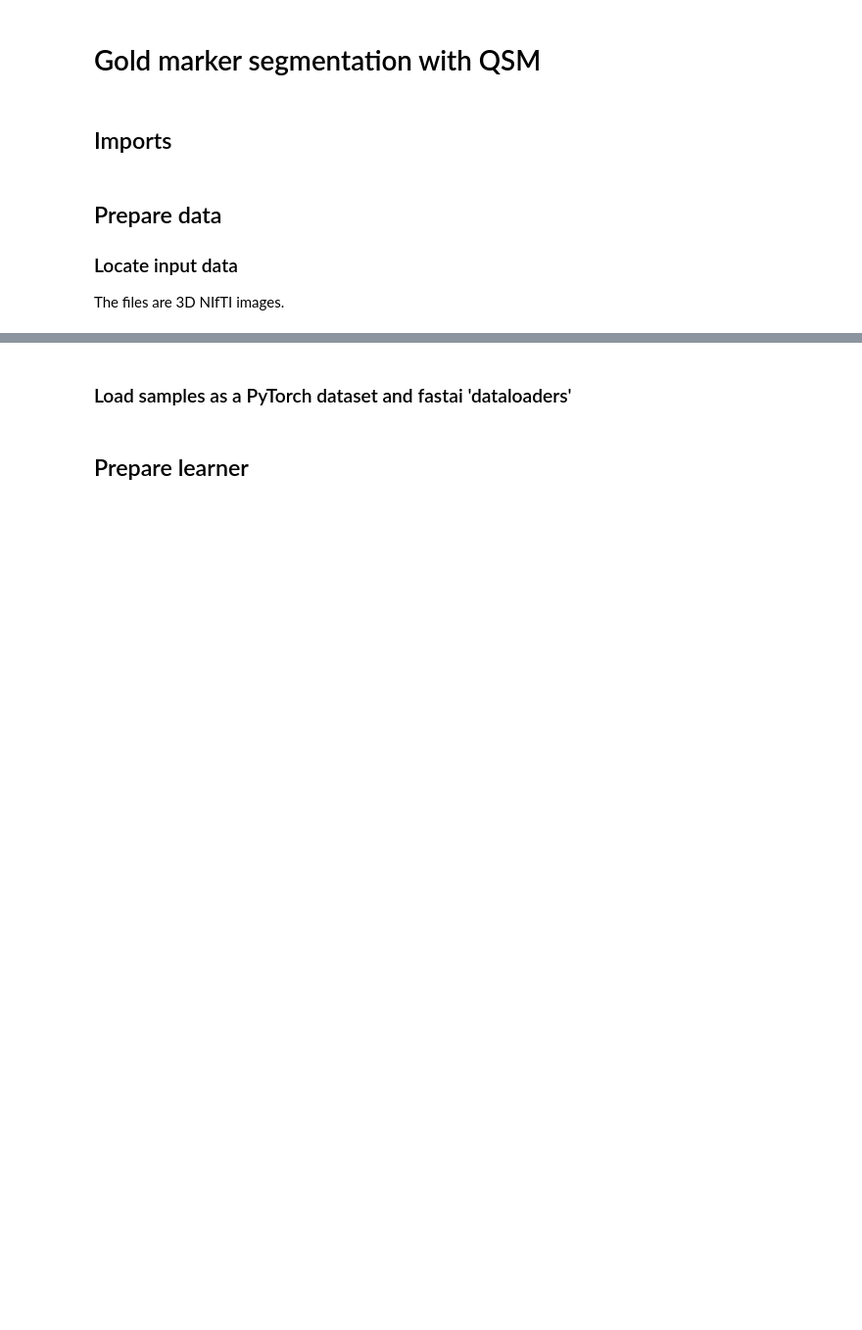
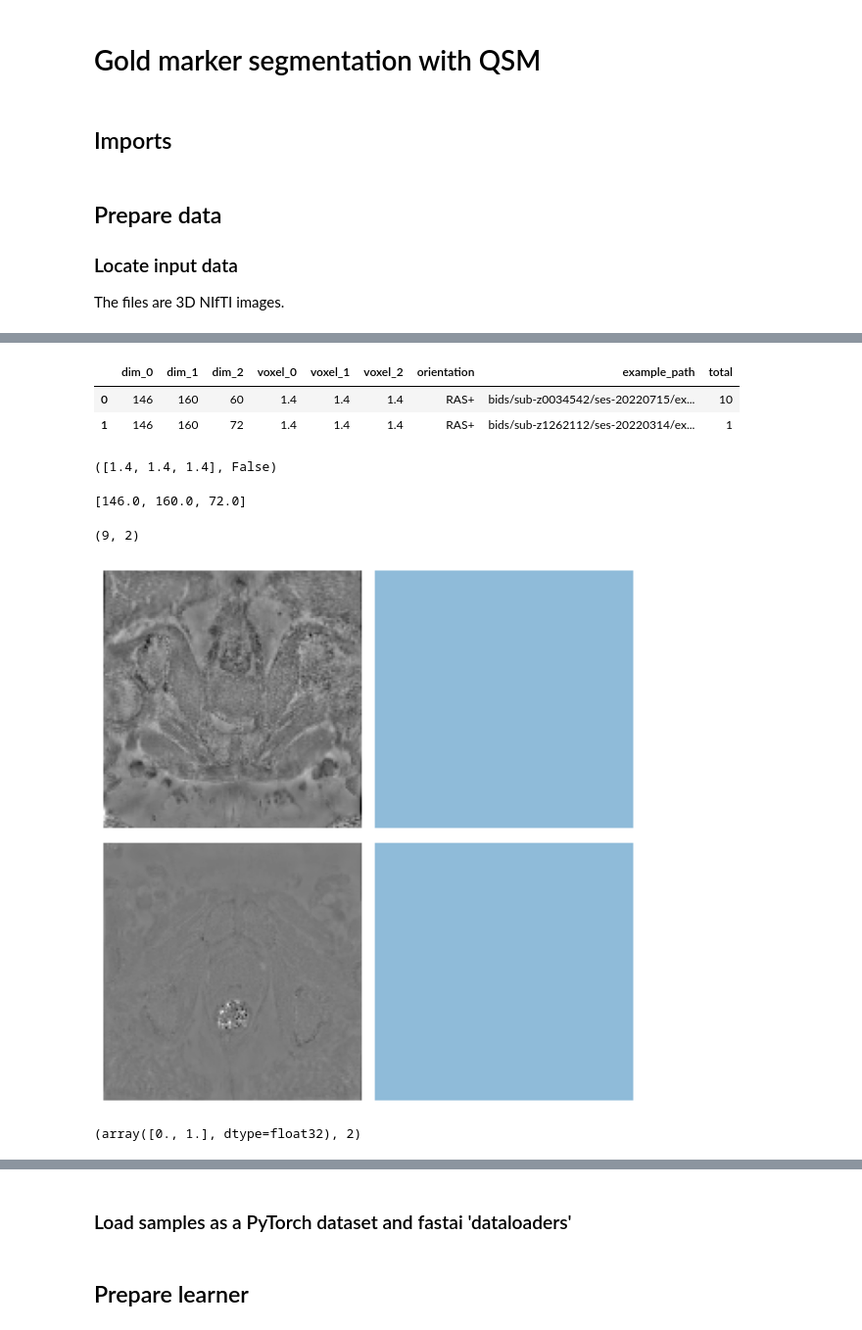
Before and after one commit to astewartau/prostate, a Jupyter notebook: prostate.ipynb, the cells around one changed output, grey strips where cells are left out. Shown at 98% size. Saved outputs shown, nothing was run; the diff lists cells and outputs as text; code cells hidden in the pictures; blank space fills up the shorter version.

```diff
--- a/prostate.ipynb
+++ b/prostate.ipynb
@@ -35,0 +61,49 @@ med_dataset = fastMONAI.vision_all.MedDataset(img_list=[qsm_files[0]], dtype=fas
+# %%
+summary_df = med_dataset.summary()
+summary_df.head()
+# %% [output]
+|  | dim_0 | dim_1 | dim_2 | voxel_0 | voxel_1 | voxel_2 | orientation | example_path | total |
+| 0 | 146 | 160 | 60 | 1.4 | 1.4 | 1.4 | RAS+ | bids/sub-z0034542/ses-20220715/ex... | 10 |
+| 1 | 146 | 160 | 72 | 1.4 | 1.4 | 1.4 | RAS+ | bids/sub-z1262112/ses-20220314/ex... | 1 |
+# %%
+resample, reorder = med_dataset.suggestion()
+resample, reorder
+# %% [output]
+([1.4, 1.4, 1.4], False)
+# %%
+img_size = med_dataset.get_largest_img_size(resample=resample)
+img_size
+# %% [output]
+[146.0, 160.0, 72.0]
+# %%
+bs=2
+# %%
+#item_tfms = [ZNormalization(), PadOrCrop(size), RandomAffine(scales=0, degrees=5, isotropic=True)]
+size = [144,144,64]
+item_tfms= [
+    RandomFlip(axes=("LR",)),
+    RandomFlip(axes=("AP",)),
+    ZNormalization(),
+    PadOrCrop(size),
+]
+# %%
+dblock = MedDataBlock(
+    blocks=(ImageBlock(cls=MedImage), MedMaskBlock),
+    splitter=RandomSplitter(seed=42),
+    get_x=ColReader('qsm_files'),
+    get_y=ColReader('seg_files'),
+    item_tfms=item_tfms,
+    reorder=reorder,
+    resample=resample
+)
+# %%
+dls = dblock.dataloaders(train_df, bs=bs)
+# %%
+# training and validation
+len(dls.train_ds.items), len(dls.valid_ds.items)
+# %% [output]
+(9, 2)
+# %%
+dls.show_batch(anatomical_plane=2)
+# %% [output]
+[figure, added]
@@ -35,0 +113,6 @@ med_dataset = fastMONAI.vision_all.MedDataset(img_list=[qsm_files[0]], dtype=fas
+# %%
+codes = np.unique(med_img_reader(train_df.seg_files.tolist()[0]))
+n_classes = len(codes)
+codes, n_classes
+# %% [output]
+(array([0., 1.], dtype=float32), 2)
```
Also changed, not shown: parts of 16 cells of this notebook, 5 other files.
